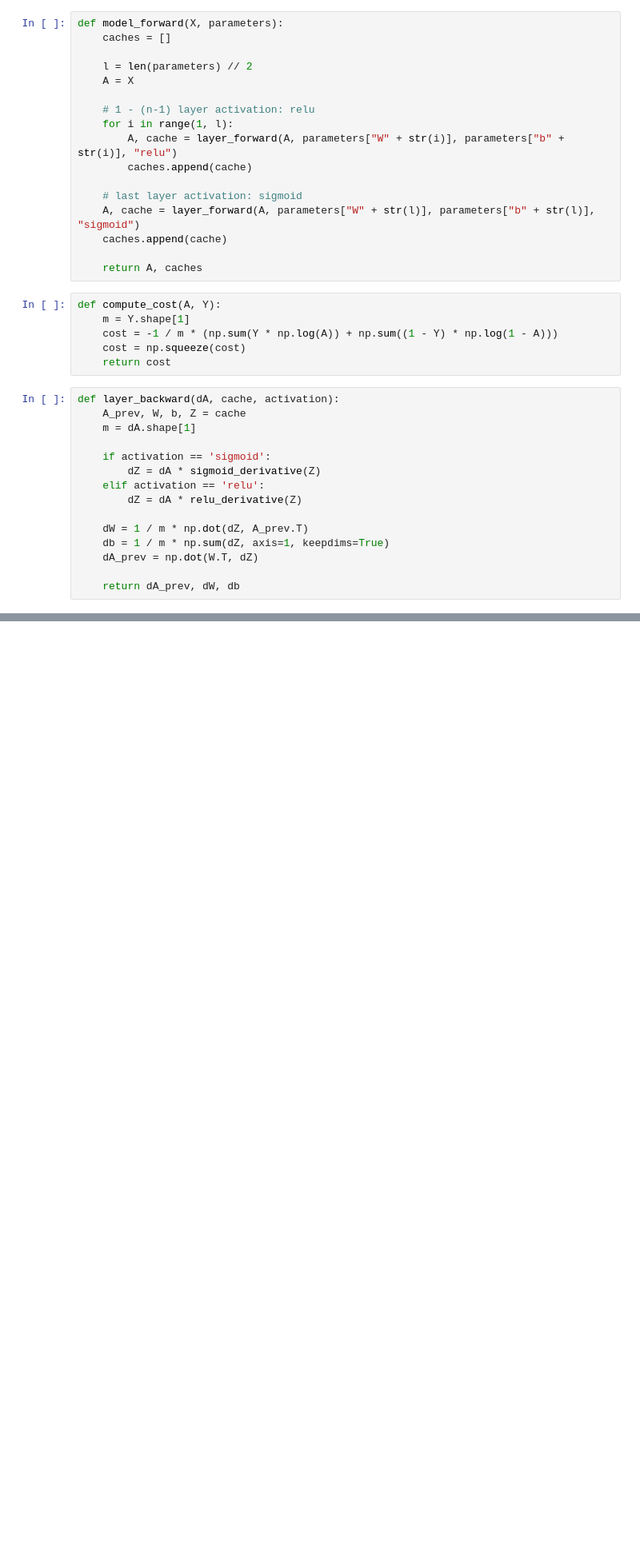
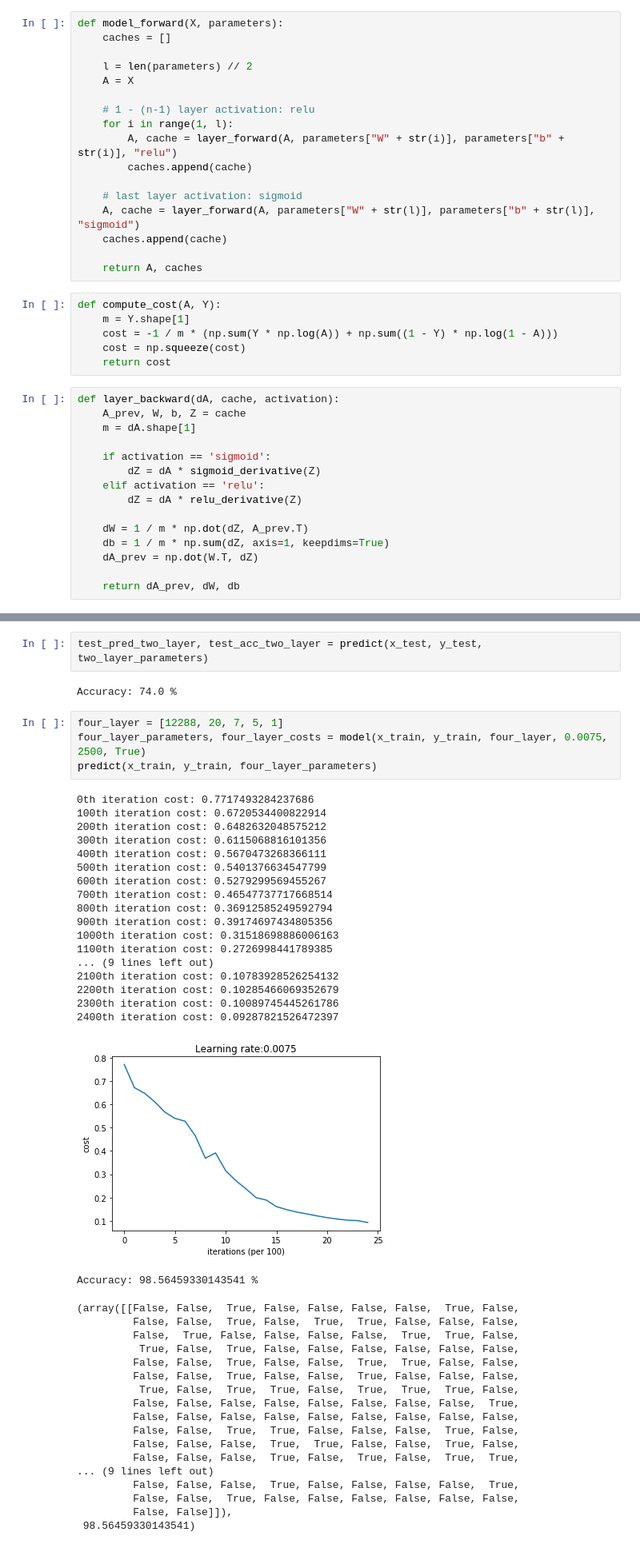
Before and after one commit to slowdh/deep-learning, a Jupyter notebook: deep-nn-from-scratch.ipynb, the cells around one changed output, grey strips where cells are left out. Shown at 80% size. Cells and saved outputs as stored; diff of their text form; blank space fills up the shorter version.

```diff
--- a/deep-nn-from-scratch.ipynb
+++ b/deep-nn-from-scratch.ipynb
@@ -107,0 +227,45 @@ def update_parameters(parameters, grads, learning_rate):
+# %%
+test_pred_two_layer, test_acc_two_layer = predict(x_test, y_test, two_layer_parameters)
+# %% [output]
+Accuracy: 74.0 %
+# %%
+four_layer = [12288, 20, 7, 5, 1]
+four_layer_parameters, four_layer_costs = model(x_train, y_train, four_layer, 0.0075, 2500, True)
+predict(x_train, y_train, four_layer_parameters)
+# %% [output]
+0th iteration cost: 0.7717493284237686
+100th iteration cost: 0.6720534400822914
+200th iteration cost: 0.6482632048575212
+300th iteration cost: 0.6115068816101356
+400th iteration cost: 0.5670473268366111
+500th iteration cost: 0.5401376634547799
+600th iteration cost: 0.5279299569455267
+700th iteration cost: 0.46547737717668514
+800th iteration cost: 0.36912585249592794
+900th iteration cost: 0.39174697434805356
+1000th iteration cost: 0.31518698886006163
+1100th iteration cost: 0.2726998441789385
+... (9 lines left out)
+2100th iteration cost: 0.10783928526254132
+2200th iteration cost: 0.10285466069352679
+2300th iteration cost: 0.10089745445261786
+2400th iteration cost: 0.09287821526472397
+[figure, added]
+Accuracy: 98.56459330143541 %
+(array([[False, False,  True, False, False, False, False,  True, False,
+         False, False,  True, False,  True,  True, False, False, False,
+         False,  True, False, False, False, False,  True,  True, False,
+          True, False,  True, False, False, False, False, False, False,
+         False, False,  True, False, False,  True,  True, False, False,
+         False, False,  True, False, False,  True, False, False, False,
+          True, False,  True,  True, False,  True,  True,  True, False,
+         False, False, False, False, False, False, False, False,  True,
+         False, False, False, False, False, False, False, False, False,
+         False, False,  True,  True, False, False, False,  True, False,
+         False, False, False,  True,  True, False, False,  True, False,
+         False, False, False,  True, False,  True, False,  True,  True,
+... (9 lines left out)
+         False, False, False,  True, False, False, False, False,  True,
+         False, False,  True, False, False, False, False, False, False,
+         False, False]]),
+ 98.56459330143541)
```
Also changed, not shown: parts of 21 cells of this notebook.
